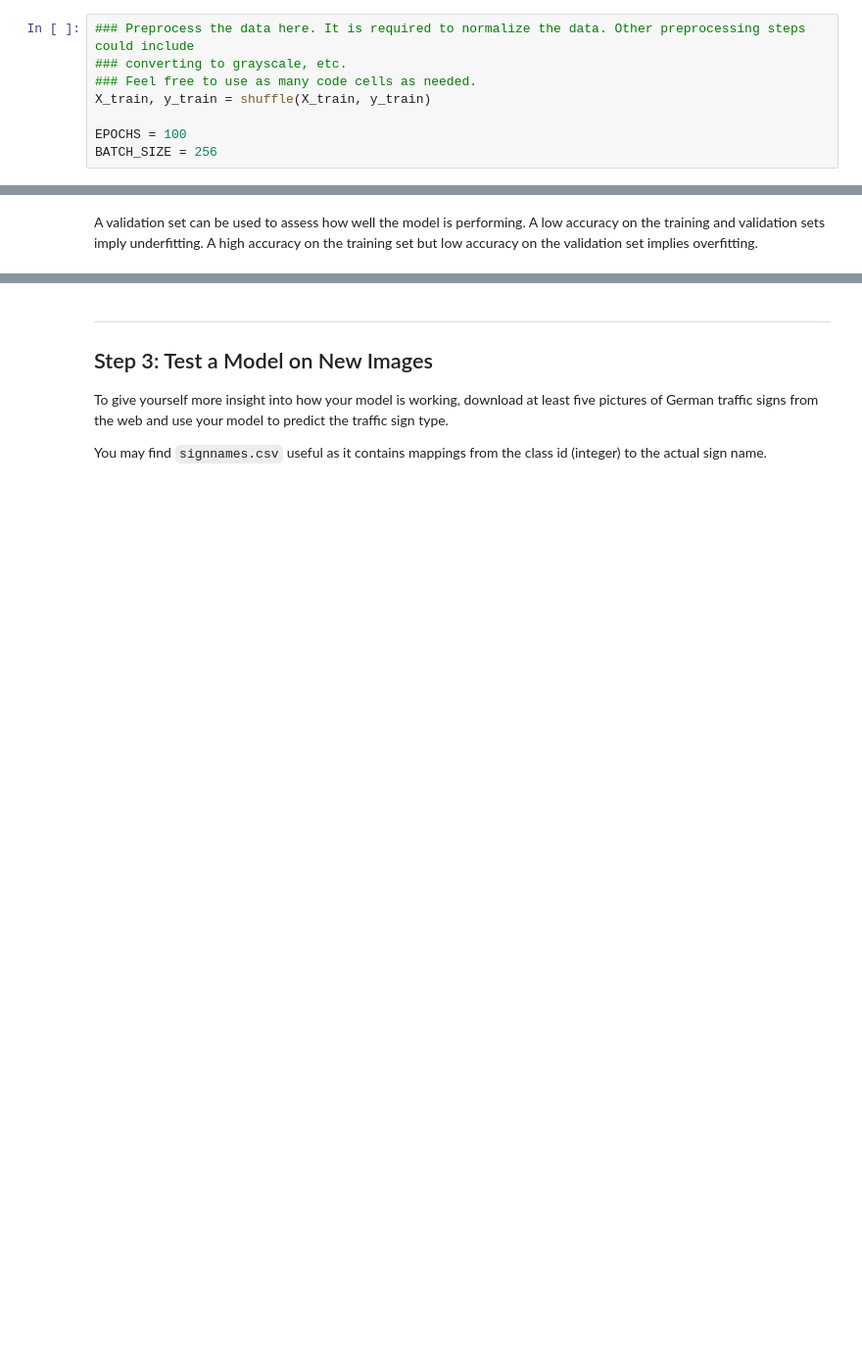
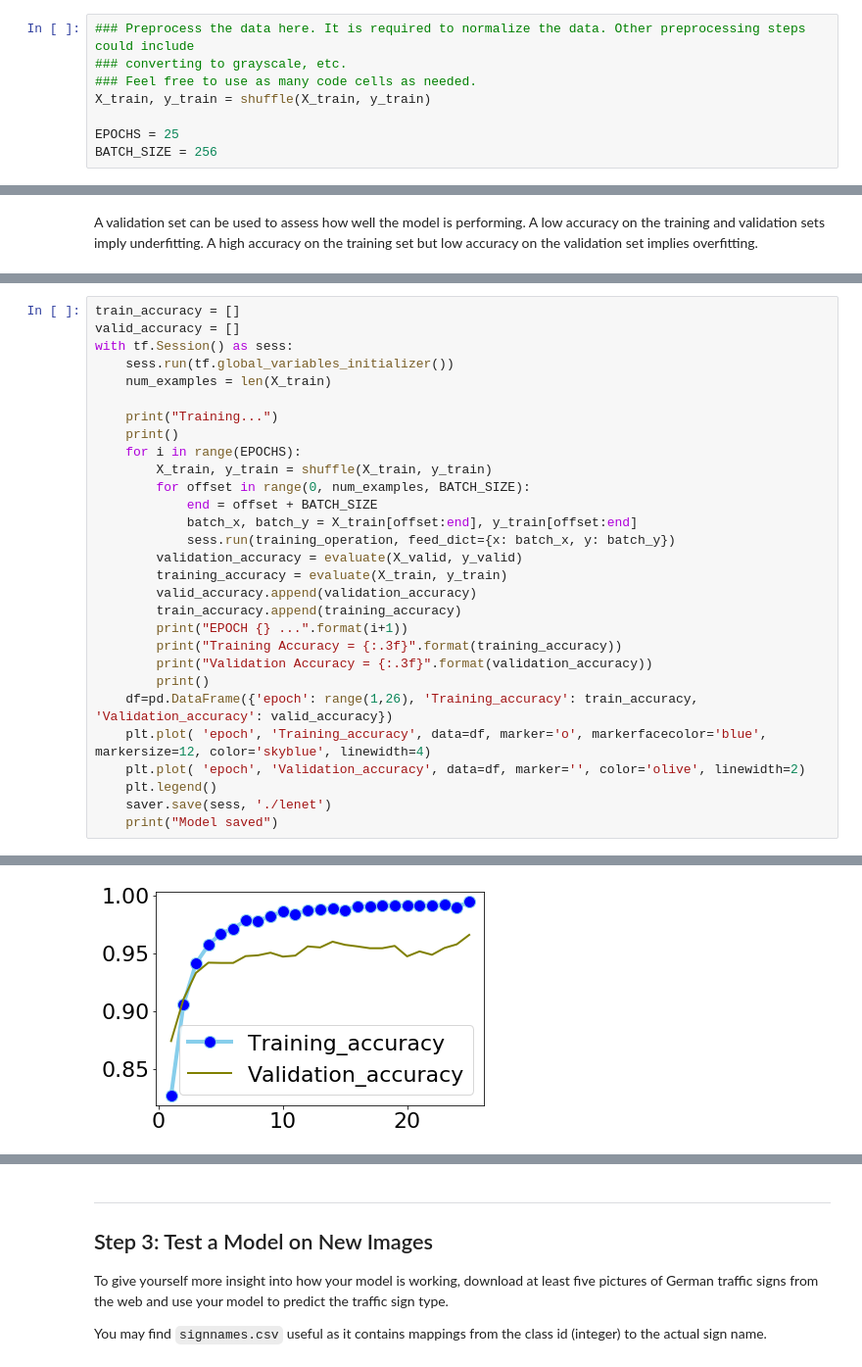
Before and after one commit to vigneshr97/Lane-Detection, a Jupyter notebook: Project 3 - Traffic Sign Classifier/Traffic_Sign_Classifier.ipynb, the cells around one changed output, grey strips where cells are left out. Shown at 98% size. Cells and saved outputs as stored; diff of their text form; blank space fills up the shorter version.

```diff
--- a/Project 3 - Traffic Sign Classifier/Traffic_Sign_Classifier.ipynb
+++ b/Project 3 - Traffic Sign Classifier/Traffic_Sign_Classifier.ipynb
@@ -291,7 +300,7 @@ print("Number of training examples after augmentation=", n_train)
 ### Feel free to use as many code cells as needed.
 X_train, y_train = shuffle(X_train, y_train)
 
-EPOCHS = 100
+EPOCHS = 25
 BATCH_SIZE = 256
 # %% [markdown]
 ### Model Architecture
@@ -429,0 +409,30 @@ KeyboardInterrupt:
+# %%
+train_accuracy = []
+valid_accuracy = []
+with tf.Session() as sess:
+    sess.run(tf.global_variables_initializer())
+    num_examples = len(X_train)
+
+    print("Training...")
+    print()
+    for i in range(EPOCHS):
+        X_train, y_train = shuffle(X_train, y_train)
+        for offset in range(0, num_examples, BATCH_SIZE):
+            end = offset + BATCH_SIZE
+            batch_x, batch_y = X_train[offset:end], y_train[offset:end]
+            sess.run(training_operation, feed_dict={x: batch_x, y: batch_y})
+        validation_accuracy = evaluate(X_valid, y_valid)
+        training_accuracy = evaluate(X_train, y_train)
+        valid_accuracy.append(validation_accuracy)
+        train_accuracy.append(training_accuracy)
+        print("EPOCH {} ...".format(i+1))
+        print("Training Accuracy = {:.3f}".format(training_accuracy))
+        print("Validation Accuracy = {:.3f}".format(validation_accuracy))
+        print()
+    df=pd.DataFrame({'epoch': range(1,26), 'Training_accuracy': train_accuracy, 'Validation_accuracy': valid_accuracy})
+    plt.plot( 'epoch', 'Training_accuracy', data=df, marker='o', markerfacecolor='blue', markersize=12, color='skyblue', linewidth=4)
+    plt.plot( 'epoch', 'Validation_accuracy', data=df, marker='', color='olive', linewidth=2)
+    plt.legend()
+    saver.save(sess, './lenet')
+    print("Model saved")
+# %% [output]
@@ -430,3 +456,4 @@ KeyboardInterrupt:
+[figure, added]
 # %%
 ### Once a final model architecture is selected,
 ### the accuracy on the test set should be calculated and reported as well.
```
Also changed, not shown: parts of 9 cells of this notebook.
